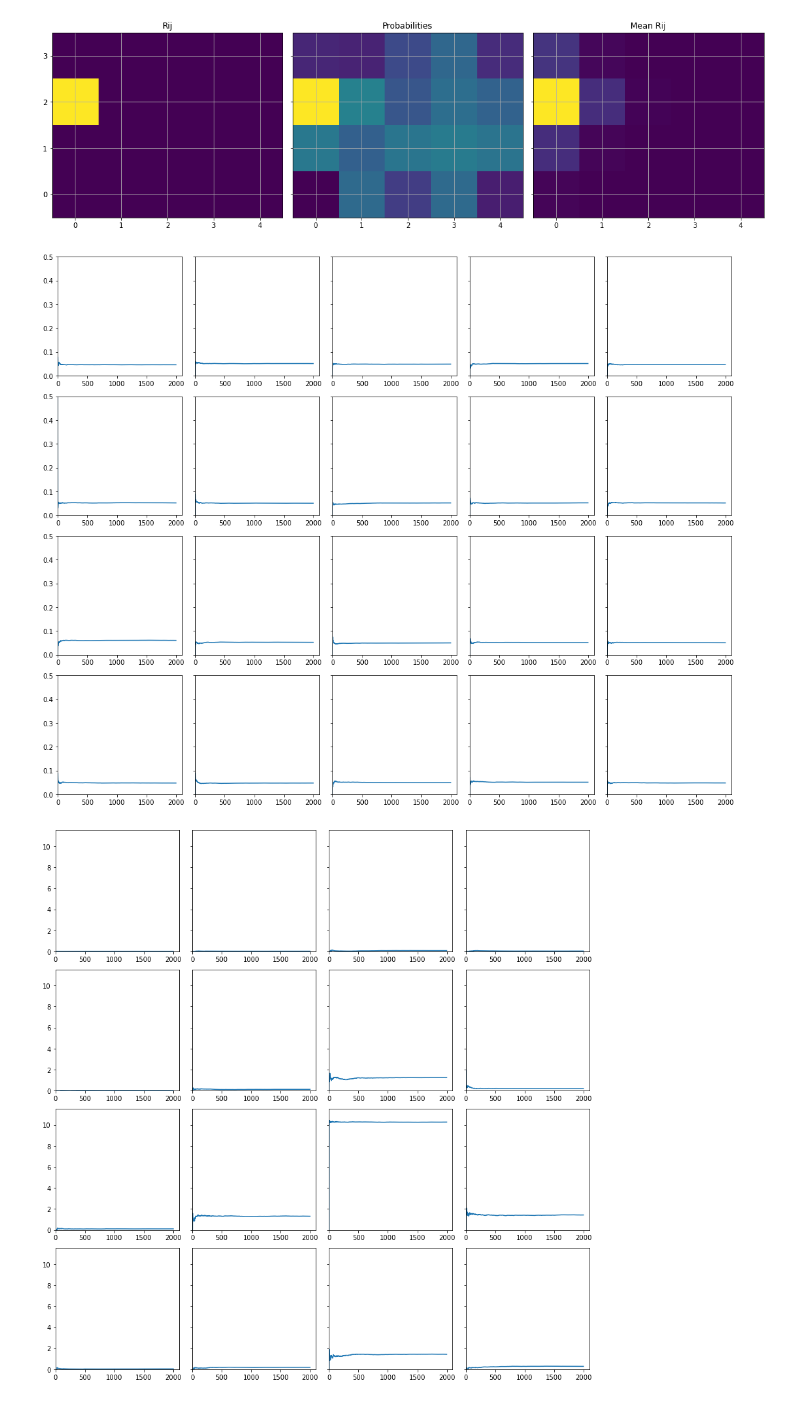
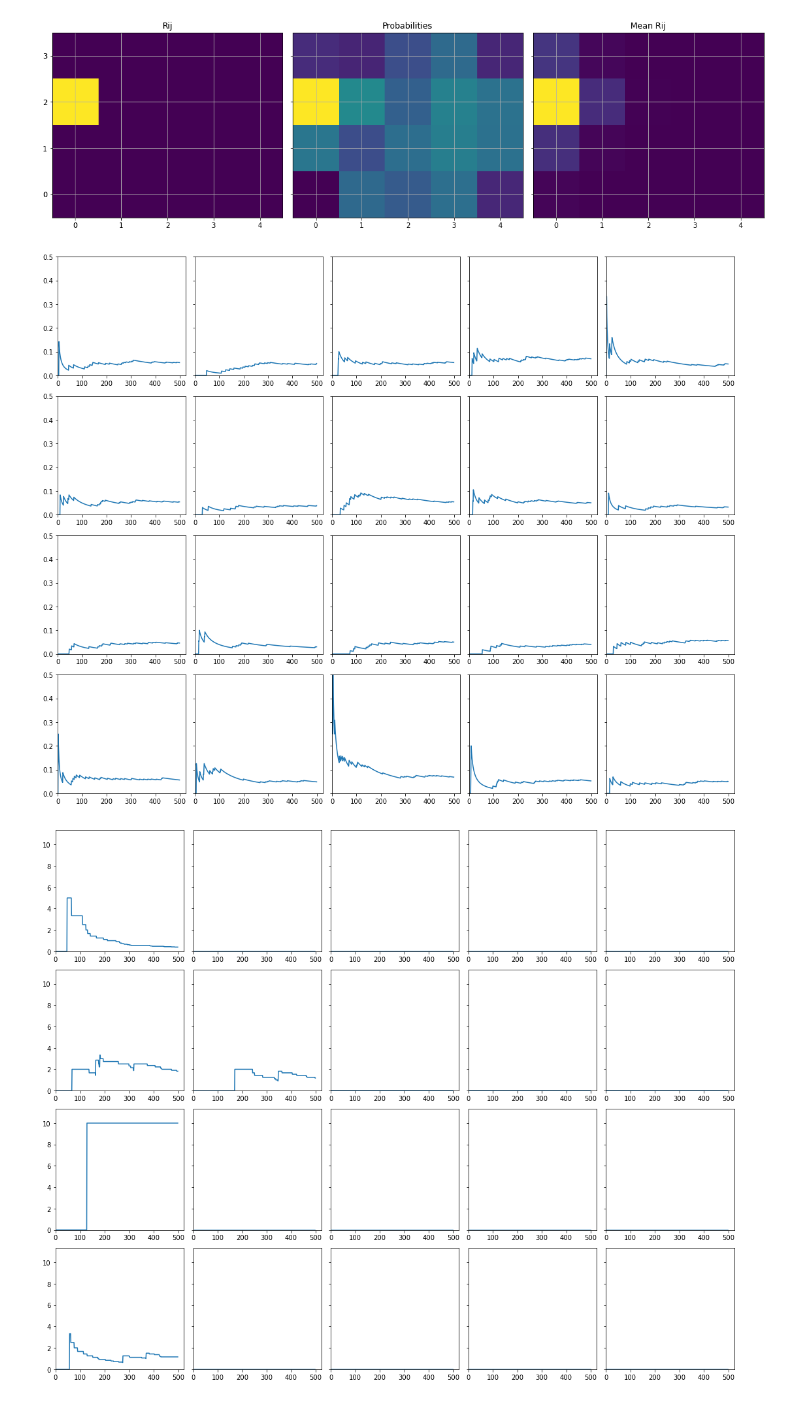
Before and after one commit to avva14/various_tests, a Jupyter notebook: test2/visualize.ipynb, the cells around one changed output. Cells and saved outputs as stored; diff of their text form; code cells hidden in the pictures.

```diff
--- a/test2/visualize.ipynb
+++ b/test2/visualize.ipynb
@@ -28,22 +28,22 @@ fig, axx = plt.subplots(nrows=NSIZE, ncols=MSIZE, figsize=(3*MSIZE,3*NSIZE), sha
 for i in range(SIZE):
     x = i % MSIZE
     y = i // MSIZE
-    axx[y,x].plot(probs[::100,i])
+    axx[y,x].plot(probs[:500,i])
     axx[y,x].set_ylim(0, np.max(probs))
     axx[y,x].set_xlim(0)
 fig.tight_layout()
 plt.show()
 # %% [output]
-[figure, old version]
+[figure, new version]
 # %%
 fig, axx = plt.subplots(nrows=NSIZE, ncols=MSIZE, figsize=(3*MSIZE,3*NSIZE), sharey=True)
 for i in range(SIZE):
     x = i % MSIZE
     y = i // MSIZE
-    axx[y,x].plot(rs[::100,i])
+    axx[y,x].plot(rs[:500,i])
     axx[y,x].set_ylim(0, 1.1*np.max(rs))
     axx[y,x].set_xlim(0)
 fig.tight_layout()
 plt.show()
 # %% [output]
-[figure, old version]
+[figure, new version]
```
Also changed, not shown: 2 other files.
